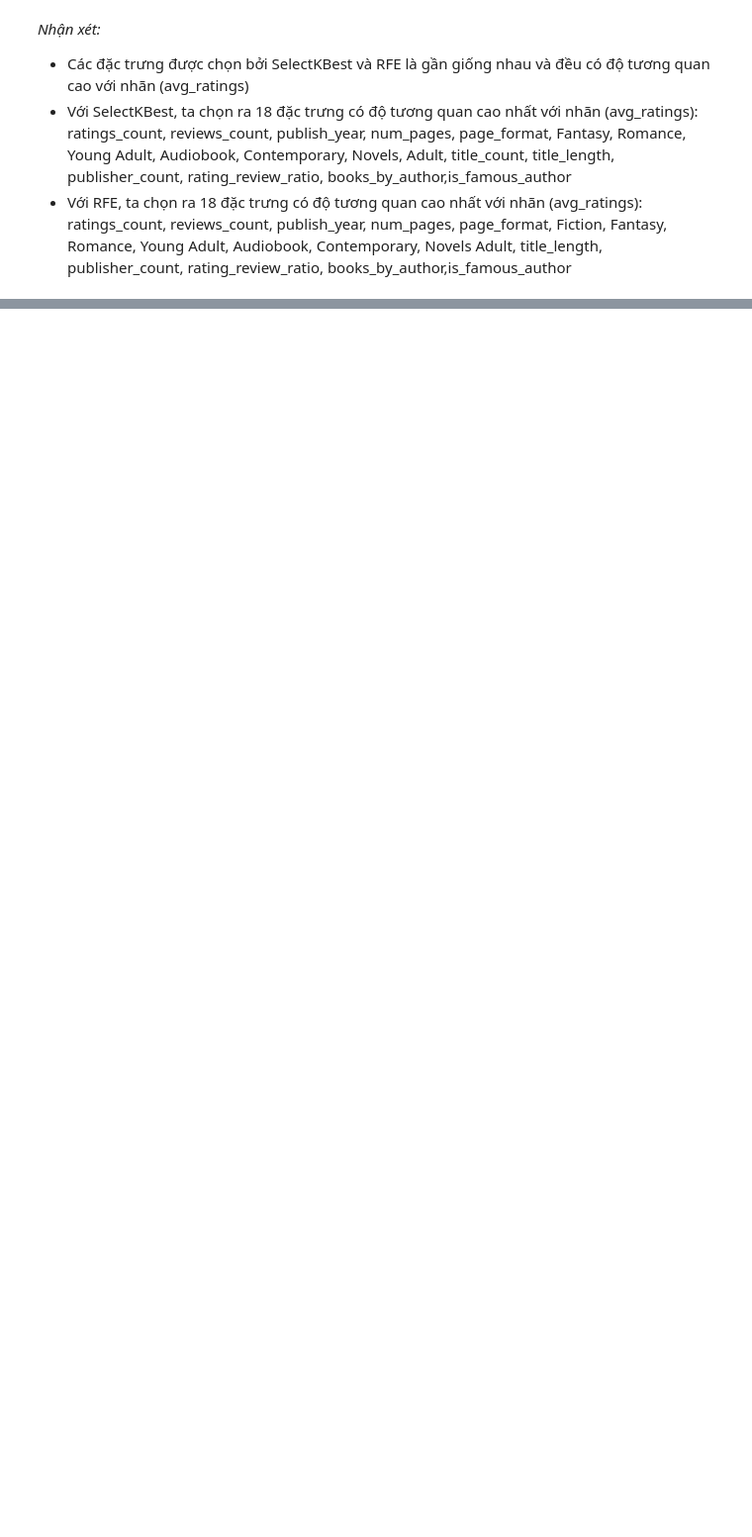
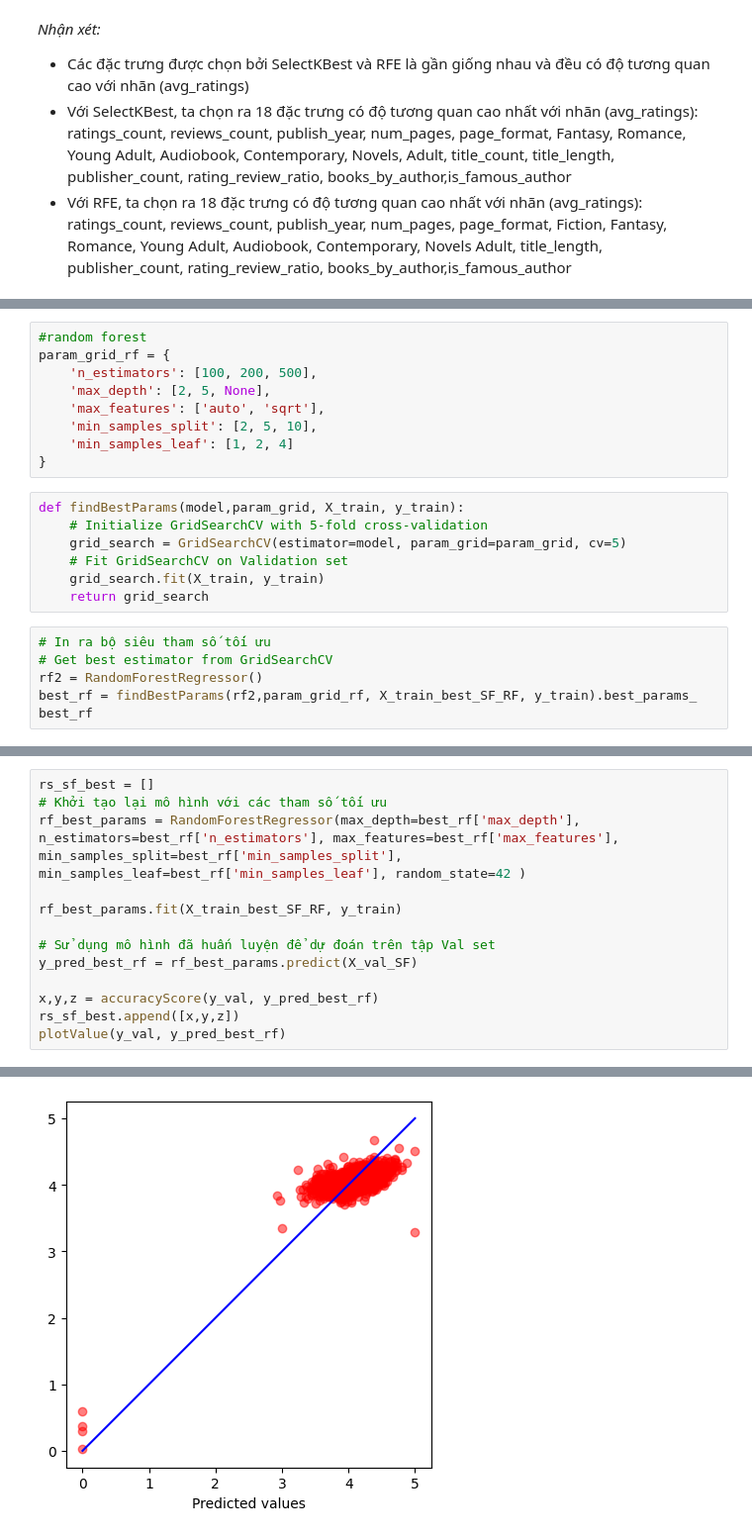
Before and after one commit to legitb0y/KHDL_CK_DCD, a Jupyter notebook: main_10000.ipynb, the cells around one changed output, grey strips where cells are left out. Shown at 99% size. Cells and saved outputs as stored; diff of their text form; blank space fills up the shorter version.

```diff
--- a/main_10000.ipynb
+++ b/main_10000.ipynb
@@ -562,0 +728,22 @@ Fiction, Fantasy, Romance, Young Adult, Audiobook, Contemporary, Novels Adult, t
+# %%
+#random forest
+param_grid_rf = {
+    'n_estimators': [100, 200, 500],
+    'max_depth': [2, 5, None],
+    'max_features': ['auto', 'sqrt'],
+    'min_samples_split': [2, 5, 10],
+    'min_samples_leaf': [1, 2, 4]
+}
+# %%
+def findBestParams(model,param_grid, X_train, y_train):
+    # Initialize GridSearchCV with 5-fold cross-validation
+    grid_search = GridSearchCV(estimator=model, param_grid=param_grid, cv=5)
+    # Fit GridSearchCV on Validation set
+    grid_search.fit(X_train, y_train)
+    return grid_search
+# %%
+# In ra bộ siêu tham số tối ưu
+# Get best estimator from GridSearchCV
+rf2 = RandomForestRegressor()
+best_rf = findBestParams(rf2,param_grid_rf, X_train_best_SF_RF, y_train).best_params_
+best_rf
@@ -562,0 +756,14 @@ Fiction, Fantasy, Romance, Young Adult, Audiobook, Contemporary, Novels Adult, t
+# %%
+rs_sf_best = []
+# Khởi tạo lại mô hình với các tham số tối ưu
+rf_best_params = RandomForestRegressor(max_depth=best_rf['max_depth'], n_estimators=best_rf['n_estimators'], max_features=best_rf['max_features'], min_samples_split=best_rf['min_samples_split'], min_samples_leaf=best_rf['min_samples_leaf'], random_state=42 )
+
+rf_best_params.fit(X_train_best_SF_RF, y_train)
+
+# Sử dụng mô hình đã huấn luyện để dự đoán trên tập Val set
+y_pred_best_rf = rf_best_params.predict(X_val_SF)
+
+x,y,z = accuracyScore(y_val, y_pred_best_rf)
+rs_sf_best.append([x,y,z])
+plotValue(y_val, y_pred_best_rf)
+# %% [output]
@@ -562,0 +776 @@ Fiction, Fantasy, Romance, Young Adult, Audiobook, Contemporary, Novels Adult, t
+[figure, added]
```
Also changed, not shown: parts of 53 cells of this notebook.
